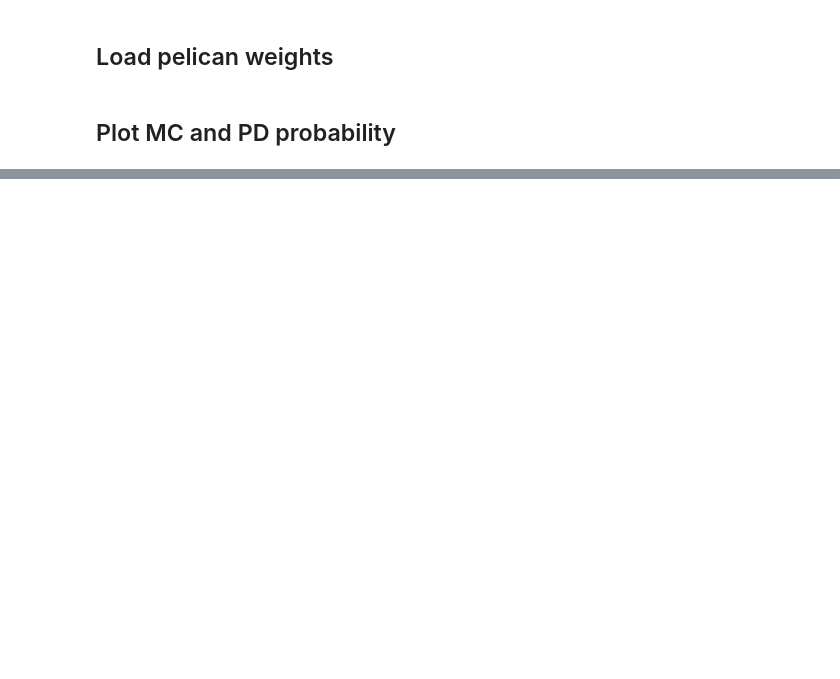
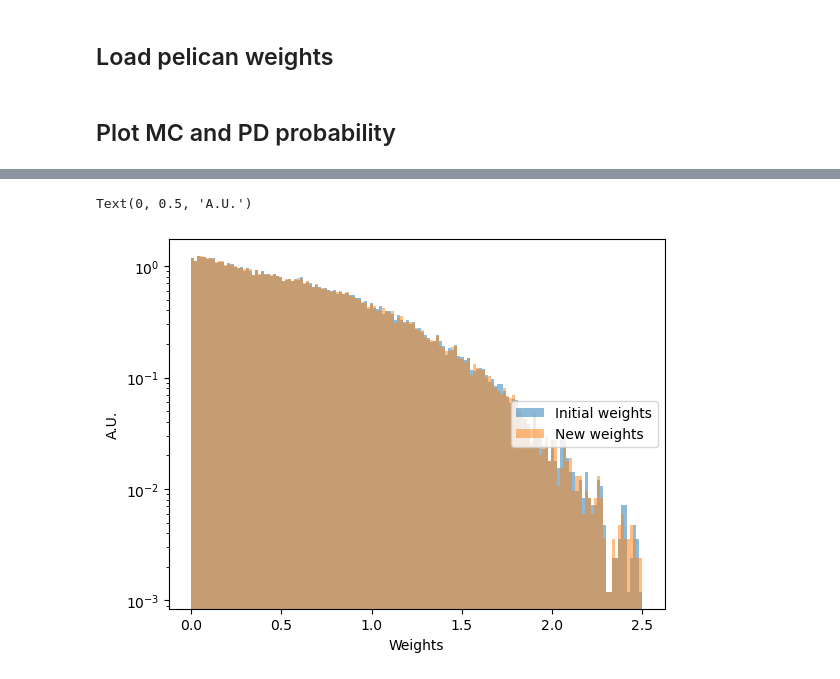
Before and after one commit to wamorkart/equivariant_unfolding, a Jupyter notebook: scripts/checkweights.ipynb, the cells around one changed output, grey strips where cells are left out. Drawn from its saved outputs; the diff is of its cells as text; code cells hidden in the pictures; blank space fills up the shorter version.

```diff
--- a/scripts/checkweights.ipynb
+++ b/scripts/checkweights.ipynb
@@ -39,0 +62,20 @@ plt.hist(prob_PD, bins=np.linspace(0,1,100)
+# %%
+## Load testmc
+input_testdir = "/global/cfs/cdirs/m3246/twamorka/equivariant_unfolding/datasets/"
+suffix = "muonlevel1_samedata2/"
+input_testfile = input_testdir+suffix+"test.h5"
+# %%
+weight_original = originalweights(input_testfile)
+# %%
+weight_new = weight_original*weight_pelican
+# %%
+bins = np.linspace(0, 2.5, 150)
+plt.hist(weight_original, bins=bins, alpha=0.5, label='Initial weights', density=True)
+plt.hist(weight_new, bins=bins, alpha=0.5, label='New weights', density=True)
+plt.legend(loc='center right')
+plt.yscale('log')
+plt.xlabel('Weights')
+plt.ylabel('A.U.')
+# %% [output]
+Text(0, 0.5, 'A.U.')
+[figure, added]
```
Also changed, not shown: parts of 14 cells of this notebook, 1 other file.
